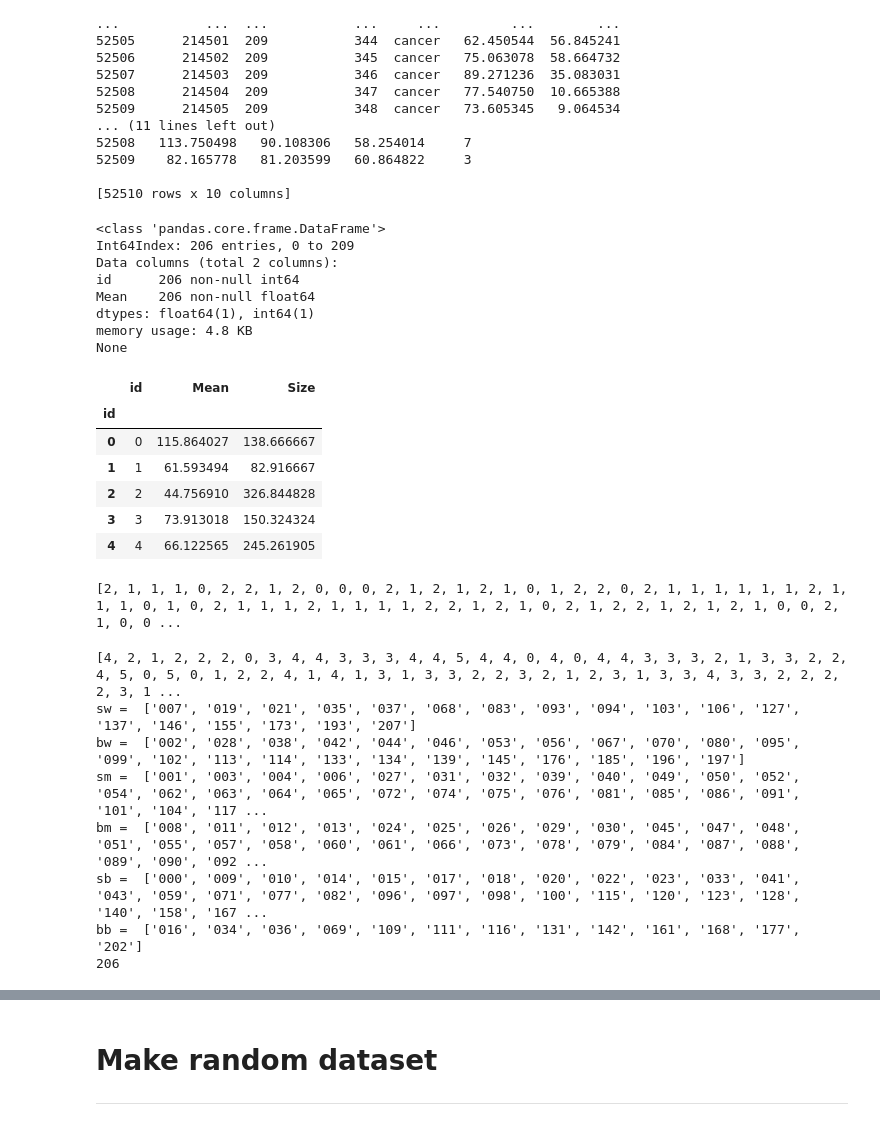
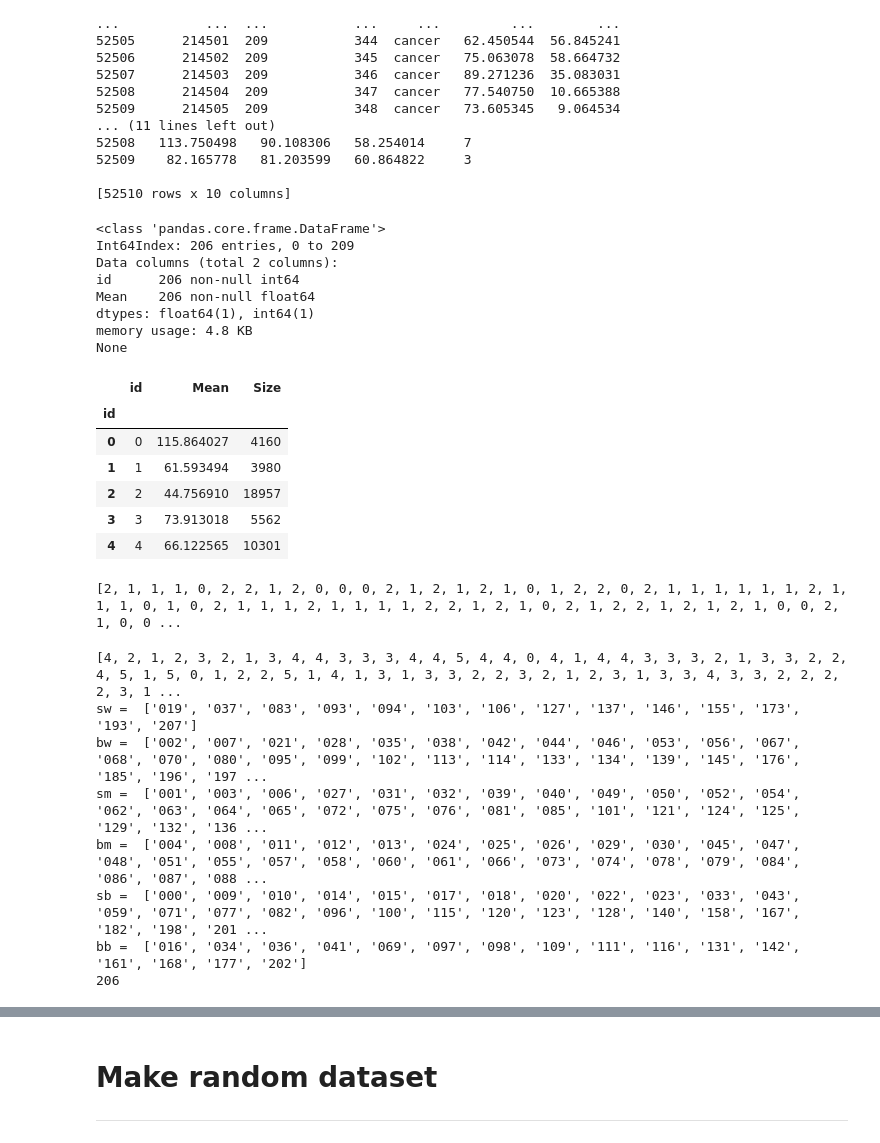
Before and after one commit to t-rryyyoooo/KIDNEY, a Jupyter notebook: memo.ipynb, the cells around one changed output, grey strips where cells are left out. Cells and saved outputs as stored; diff of their text form; code cells hidden in the pictures.

```diff
--- a/memo.ipynb
+++ b/memo.ipynb
@@ -393,29 +393,29 @@ cmap = ListedColormap(colors)
 # %%
 df_q = df.query("tag=='cancer'")
 canGroup = df_q.groupby("id")
 
 #canGroup = df.groupby("id").apply("tag=='cancer'")
 dff = canGroup[("id","Mean")].mean()
-s = canGroup["Size"].mean().sort_values()
+s = canGroup["Size"].sum().sort_values()
 print(dff.info())
 dff = pd.concat([dff, s], axis=1)
 dff.head()
 # %% [output]
 <class 'pandas.core.frame.DataFrame'>
 Int64Index: 206 entries, 0 to 209
 Data columns (total 2 columns):
 id      206 non-null int64
 Mean    206 non-null float64
 dtypes: float64(1), int64(1)
 memory usage: 4.8 KB
 None
 |  | id | Mean | Size |
 | id |  |  |  |
-| 0 | 0 | 115.864027 | 138.666667 |
-| 1 | 1 | 61.593494 | 82.916667 |
-| 2 | 2 | 44.756910 | 326.844828 |
-| 3 | 3 | 73.913018 | 150.324324 |
-| 4 | 4 | 66.122565 | 245.261905 |
+| 0 | 0 | 115.864027 | 4160 |
+| 1 | 1 | 61.593494 | 3980 |
+| 2 | 2 | 44.756910 | 18957 |
+| 3 | 3 | 73.913018 | 5562 |
+| 4 | 4 | 66.122565 | 10301 |
 # %%
 colors = ["red", "blue", "yellow", "green", "black", "gray", "pink", "skyblue"]
 colors = ["red", "blue", "yellow"]
@@ -459,7 +459,7 @@ for i, mm, (x, ss) in zip(dff["id"],dff["Mean"], enumerate(dff["Size"])):
 #         continue
 
     if mm<50:
-        if ss<300:
+        if ss<10000:
             c.append(0)
             sw.append(sx)
         else:
@@ -467,14 +467,14 @@ for i, mm, (x, ss) in zip(dff["id"],dff["Mean"], enumerate(dff["Size"])):
             bw.append(sx)
 
     elif mm<100:
-        if ss<300:
+        if ss<10000:
             c.append(2)
             sm.append(sx)
         else:
             c.append(3)
             bm.append(sx)
     else:
-        if ss<300:
+        if ss<10000:
             c.append(4)
             sb.append(sx)
         else:
@@ -491,12 +491,12 @@ print("sb = ", sb)
 print("bb = ", bb)
 print(len(sw)+len(bw)+len(bm)+len(sm)+len(sb)+len(bb))
 # %% [output]
-[4, 2, 1, 2, 2, 2, 0, 3, 4, 4, 3, 3, 3, 4, 4, 5, 4, 4, 0, 4, 0, 4, 4, 3, 3, 3, 2, 1, 3, 3, 2, 2, 4, 5, 0, 5, 0, 1, 2, 2, 4, 1, 4, 1, 3, 1, 3, 3, 2, 2, 3, 2, 1, 2, 3, 1, 3, 3, 4, 3, 3, 2, 2, 2, 2, 3, 1 ...
-sw =  ['007', '019', '021', '035', '037', '068', '083', '093', '094', '103', '106', '127', '137', '146', '155', '173', '193', '207']
-bw =  ['002', '028', '038', '042', '044', '046', '053', '056', '067', '070', '080', '095', '099', '102', '113', '114', '133', '134', '139', '145', '176', '185', '196', '197']
-sm =  ['001', '003', '004', '006', '027', '031', '032', '039', '040', '049', '050', '052', '054', '062', '063', '064', '065', '072', '074', '075', '076', '081', '085', '086', '091', '101', '104', '117 ...
-bm =  ['008', '011', '012', '013', '024', '025', '026', '029', '030', '045', '047', '048', '051', '055', '057', '058', '060', '061', '066', '073', '078', '079', '084', '087', '088', '089', '090', '092 ...
-sb =  ['000', '009', '010', '014', '015', '017', '018', '020', '022', '023', '033', '041', '043', '059', '071', '077', '082', '096', '097', '098', '100', '115', '120', '123', '128', '140', '158', '167 ...
-bb =  ['016', '034', '036', '069', '109', '111', '116', '131', '142', '161', '168', '177', '202']
+[4, 2, 1, 2, 3, 2, 1, 3, 4, 4, 3, 3, 3, 4, 4, 5, 4, 4, 0, 4, 1, 4, 4, 3, 3, 3, 2, 1, 3, 3, 2, 2, 4, 5, 1, 5, 0, 1, 2, 2, 5, 1, 4, 1, 3, 1, 3, 3, 2, 2, 3, 2, 1, 2, 3, 1, 3, 3, 4, 3, 3, 2, 2, 2, 2, 3, 1 ...
+sw =  ['019', '037', '083', '093', '094', '103', '106', '127', '137', '146', '155', '173', '193', '207']
+bw =  ['002', '007', '021', '028', '035', '038', '042', '044', '046', '053', '056', '067', '068', '070', '080', '095', '099', '102', '113', '114', '133', '134', '139', '145', '176', '185', '196', '197 ...
+sm =  ['001', '003', '006', '027', '031', '032', '039', '040', '049', '050', '052', '054', '062', '063', '064', '065', '072', '075', '076', '081', '085', '101', '121', '124', '125', '129', '132', '136 ...
+bm =  ['004', '008', '011', '012', '013', '024', '025', '026', '029', '030', '045', '047', '048', '051', '055', '057', '058', '060', '061', '066', '073', '074', '078', '079', '084', '086', '087', '088 ...
+sb =  ['000', '009', '010', '014', '015', '017', '018', '020', '022', '023', '033', '043', '059', '071', '077', '082', '096', '100', '115', '120', '123', '128', '140', '158', '167', '182', '198', '201 ...
+bb =  ['016', '034', '036', '041', '069', '097', '098', '109', '111', '116', '131', '142', '161', '168', '177', '202']
 206
 # %%
```
Also changed, not shown: parts of 16 cells of this notebook, 1 other file.
